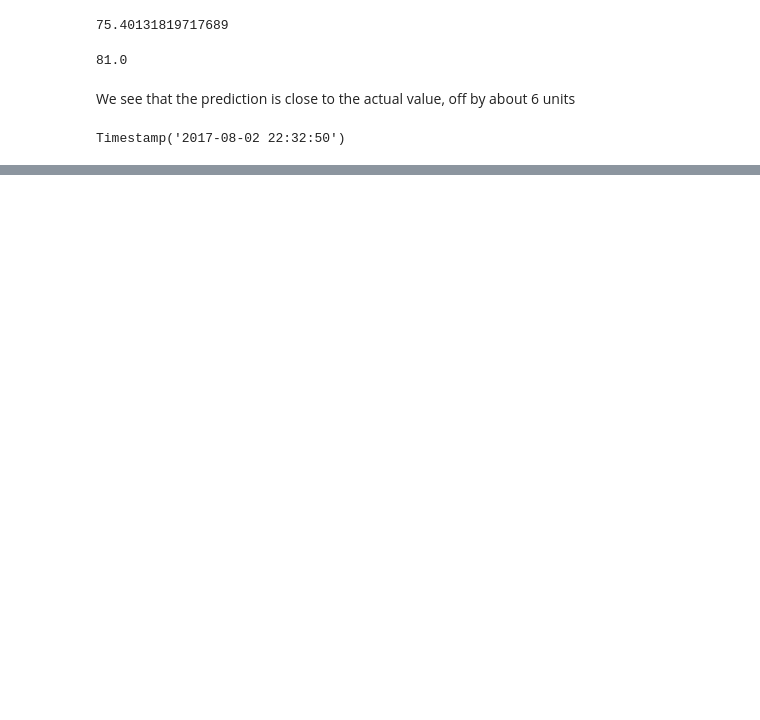
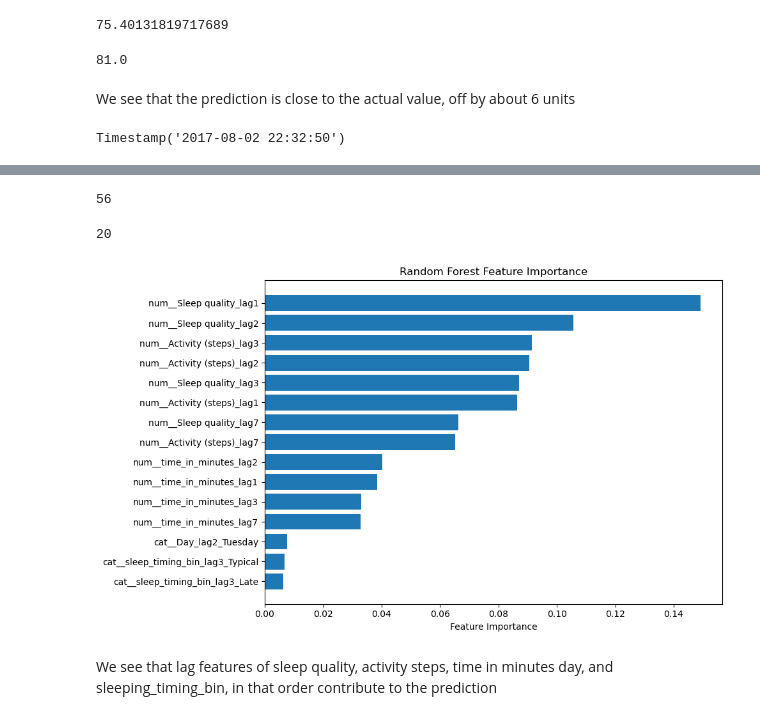
Before and after one commit to darasiemi/sleep-quality-prediction, a Jupyter notebook: model-experimentation/model_notebook.ipynb, the cells around one changed output, grey strips where cells are left out. Saved outputs shown, nothing was run; the diff lists cells and outputs as text; code cells hidden in the pictures; blank space fills up the shorter version.

```diff
--- a/model-experimentation/model_notebook.ipynb
+++ b/model-experimentation/model_notebook.ipynb
@@ -465,0 +480,31 @@ Timestamp('2017-08-02 22:32:50')
+# %%
+rf_model = pipeline.named_steps["model"]
+# %%
+importances = rf_model.feature_importances_
+# %%
+pre = pipeline.named_steps["prep"]
+
+encoded_feature_names = pre.get_feature_names_out()
+# %%
+
+len(importances)
+# %% [output]
+56
+# %%
+len(feature_cols)
+# %% [output]
+20
+# %%
+importance_df = (pd.DataFrame({"feature": encoded_feature_names,"importance": importances}).sort_values("importance", ascending=False))
+# %%
+plt.figure(figsize=(10, 6))
+plt.barh(importance_df["feature"][:15], importance_df["importance"][:15])
+plt.gca().invert_yaxis()
+plt.xlabel("Feature Importance")
+plt.title("Random Forest Feature Importance")
+plt.tight_layout()
+plt.show()
+# %% [output]
+[figure, added]
+# %% [markdown]
+We see that lag features of sleep quality, activity steps, time in minutes day, and sleeping_timing_bin, in that order contribute to the prediction
```
Also changed, not shown: parts of 8 cells of this notebook, 8 other files.
